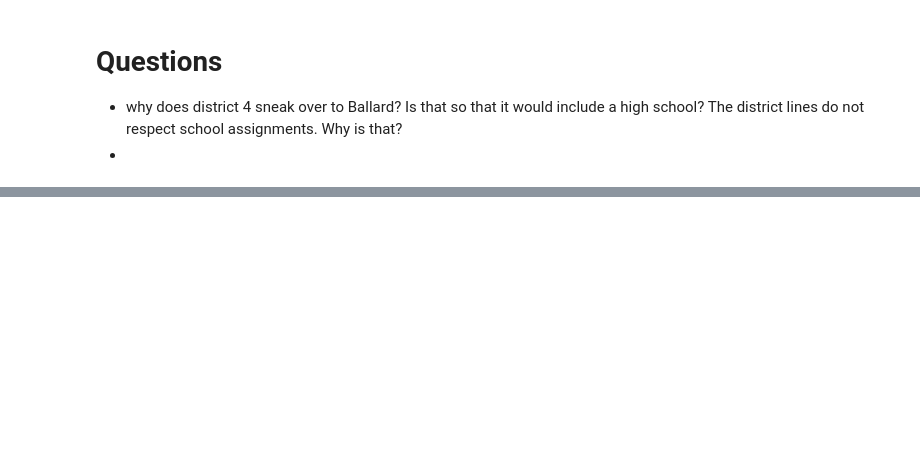
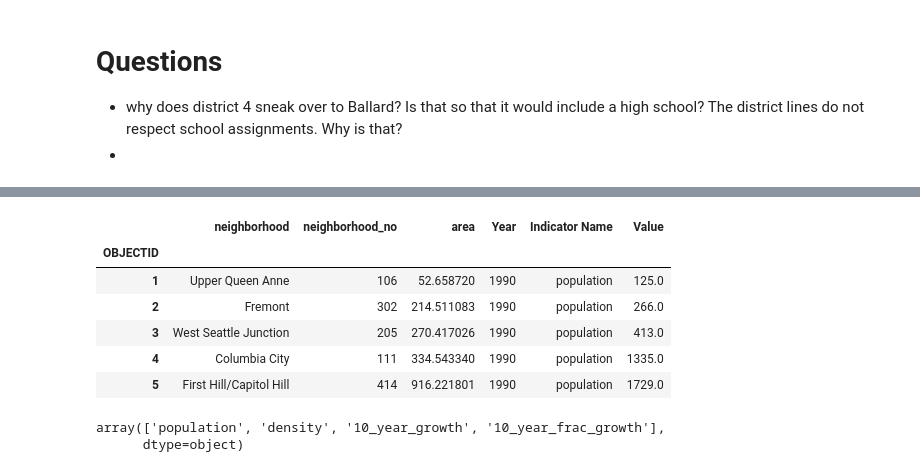
Before and after one commit to lauraminter/seattle-kids, a Jupyter notebook: seattle_kids_01_data_cleaning.ipynb, the cells around one changed output, grey strips where cells are left out. Cells and saved outputs as stored; diff of their text form; code cells hidden in the pictures; blank space fills up the shorter version.

```diff
--- a/seattle_kids_01_data_cleaning.ipynb
+++ b/seattle_kids_01_data_cleaning.ipynb
@@ -507,0 +603,12 @@ The city monitors permits for new housing and projects housing development acros
+# %%
+df.drop(columns = indicators, inplace = True)
+# %%
+df.head()
+# %% [output]
+|  | neighborhood | neighborhood_no | area | Year | Indicator Name | Value |
+| OBJECTID |  |  |  |  |  |  |
+| 1 | Upper Queen Anne | 106 | 52.658720 | 1990 | population | 125.0 |
+| 2 | Fremont | 302 | 214.511083 | 1990 | population | 266.0 |
+| 3 | West Seattle Junction | 205 | 270.417026 | 1990 | population | 413.0 |
+| 4 | Columbia City | 111 | 334.543340 | 1990 | population | 1335.0 |
+| 5 | First Hill/Capitol Hill | 414 | 916.221801 | 1990 | population | 1729.0 |
@@ -507,0 +617,5 @@ The city monitors permits for new housing and projects housing development acros
+# %%
+df['Indicator Name'].unique()
+# %% [output]
+array(['population', 'density', '10_year_growth', '10_year_frac_growth'],
+      dtype=object)
```
Also changed, not shown: parts of 16 cells of this notebook, 3 other files.
